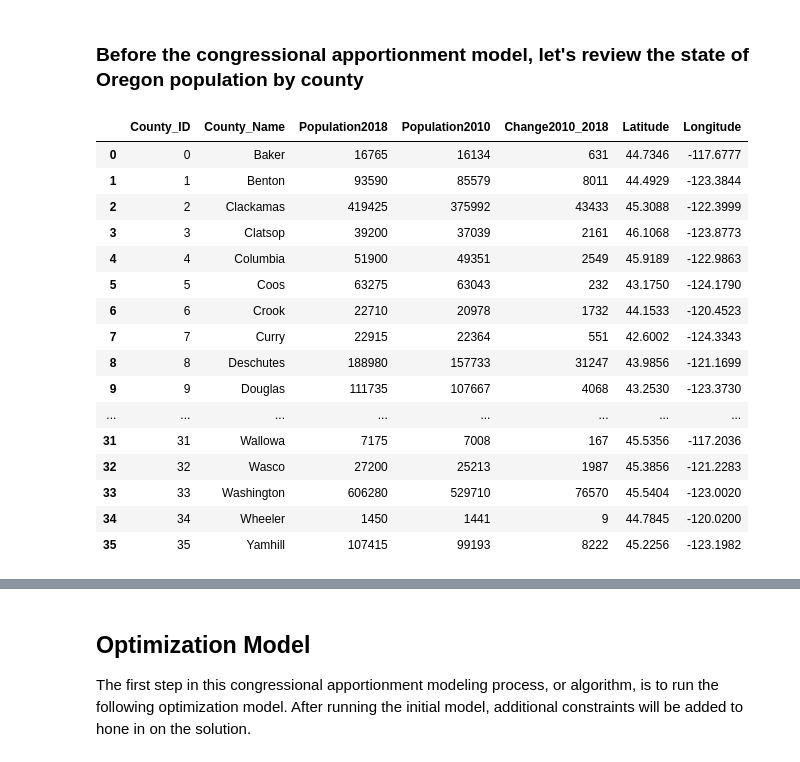
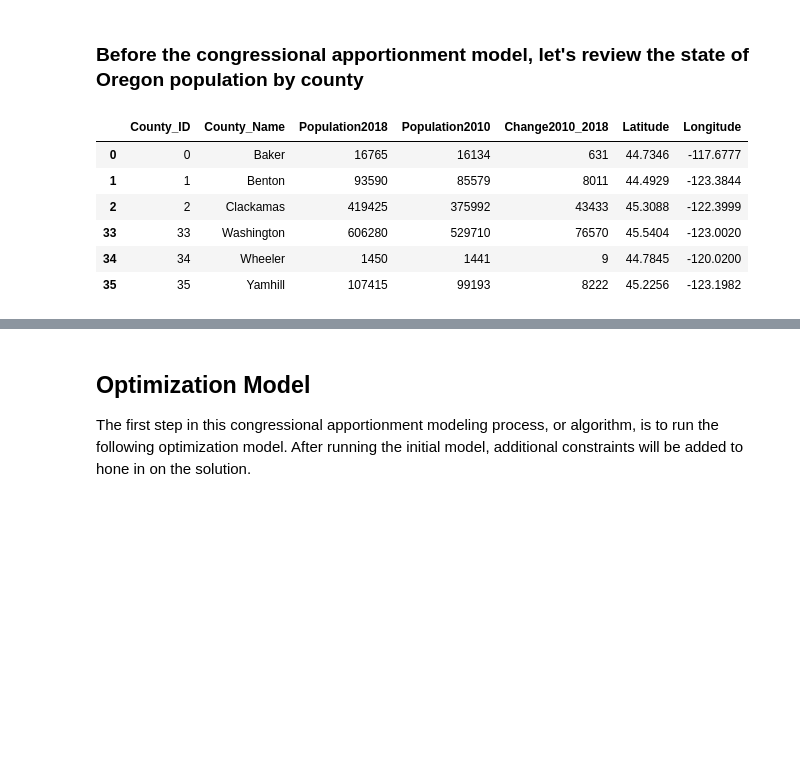
Before and after one commit to wpbSabi/python_optimization, a Jupyter notebook: OregonDistrictsModel.ipynb, the cells around one changed output, grey strips where cells are left out. Drawn from its saved outputs; the diff is of its cells as text; code cells hidden in the pictures; blank space fills up the shorter version.

```diff
--- a/OregonDistrictsModel.ipynb
+++ b/OregonDistrictsModel.ipynb
@@ -106,34 +106,24 @@ This infographic from the Pew Research Center shows that Oregon was close to rec
 # %%
 # county_id = list(range(0, 36))
 county_id = np.arange(0, 36)
 county_names = np.array(['Baker','Benton','Clackamas','Clatsop','Columbia','Coos','Crook','Curry','Deschutes','Douglas','Gilliam','Grant','Harney','Hood River','Jackson','Jefferson','Josephine','Klamath','Lake','Lane','Lincoln','Linn','Malheur','Marion','Morrow','Multnomah','Polk','Sherman','Tillamook','Umatilla','Union','Wallowa','Wasco','Washington','Wheeler','Yamhill'])
 population_by_county = pd.DataFrame({'County_ID': county_id,
                                      'County_Name': county_names,
                                      'Population2018' : [16765,93590,419425,39200,51900,63275,22710,22915,188980,111735,1985,7400,7380,25310,219200,23560,86395,67960,8115,375120,48210,125575,31925,344035,11885,813300,82100,1785,26395,80765,26885,7175,27200,606280,1450,107415],
                                      'Population2010' : [16134,85579,375992,37039,49351,63043,20978,22364,157733,107667,1871,7445,7422,22346,203206,21720,82713,66380,7895,351715,46034,116672,31313,315335,11173,735334,75403,1765,25250,75889,25748,7008,25213,529710,1441,99193],
                                      'Change2010_2018': [631,8011,43433,2161,2549,232,1732,551,31247,4068,114,-45,-42,2964,15994,1840,3682,1580,220,23405,2176,8903,612,28700,712,77966,6697,20,1145,4876,1137,167,1987,76570,9,8222],
                                      'Latitude': [44.7346,44.4929,45.3088,46.1068,45.9189,43.175,44.1533,42.6002,43.9856,43.253,45.4204,44.5335,43.2214,45.6007,42.4441,44.4914,42.3351,42.5663,42.7821,44.0123,44.6733,44.4924,43.9454,44.9367,45.4757,45.5437,44.9262,45.4041,45.3957,45.726,45.3181,45.5356,45.3856,45.5404,44.7845,45.2256],
                                      'Longitude': [-117.6777,-123.3844,-122.3999,-123.8773,-122.9863,-124.179,-120.4523,-124.3343,-121.1699,-123.373,-120.2077,-119.0668,-119.0481,-121.7147,-122.7875,-121.3246,-123.5119,-121.6302,-120.4691,-123.1668,-123.9267,-122.7806,-117.484,-122.7301,-119.6694,-122.5346,-123.3237,-120.7307,-123.8622,-118.745,-117.9619,-117.2036,-121.2283,-123.002,-120.02,-123.1982]})
 shapefile_oregon = gpd.read_file('orcounty.shp')
 map_population_by_county_data = shapefile_oregon.merge(population_by_county, left_on='NAME', right_on='County_Name',suffixes=('_left', '_right'))
 county_populations = np.array(population_by_county['Population2018'])
 state_population = sum(county_populations)
-population_by_county
+population_by_county.head(3).append(population_by_county.tail(3))
 # %% [output]
 |  | County_ID | County_Name | Population2018 | Population2010 | Change2010_2018 | Latitude | Longitude |
 | 0 | 0 | Baker | 16765 | 16134 | 631 | 44.7346 | -117.6777 |
 | 1 | 1 | Benton | 93590 | 85579 | 8011 | 44.4929 | -123.3844 |
 | 2 | 2 | Clackamas | 419425 | 375992 | 43433 | 45.3088 | -122.3999 |
-| 3 | 3 | Clatsop | 39200 | 37039 | 2161 | 46.1068 | -123.8773 |
-| 4 | 4 | Columbia | 51900 | 49351 | 2549 | 45.9189 | -122.9863 |
-| 5 | 5 | Coos | 63275 | 63043 | 232 | 43.1750 | -124.1790 |
-| 6 | 6 | Crook | 22710 | 20978 | 1732 | 44.1533 | -120.4523 |
-| 7 | 7 | Curry | 22915 | 22364 | 551 | 42.6002 | -124.3343 |
-| 8 | 8 | Deschutes | 188980 | 157733 | 31247 | 43.9856 | -121.1699 |
-| 9 | 9 | Douglas | 111735 | 107667 | 4068 | 43.2530 | -123.3730 |
-| ... | ... | ... | ... | ... | ... | ... | ... |
-| 31 | 31 | Wallowa | 7175 | 7008 | 167 | 45.5356 | -117.2036 |
-| 32 | 32 | Wasco | 27200 | 25213 | 1987 | 45.3856 | -121.2283 |
 | 33 | 33 | Washington | 606280 | 529710 | 76570 | 45.5404 | -123.0020 |
 | 34 | 34 | Wheeler | 1450 | 1441 | 9 | 44.7845 | -120.0200 |
 | 35 | 35 | Yamhill | 107415 | 99193 | 8222 | 45.2256 | -123.1982 |
```
Also changed, not shown: parts of 5 cells of this notebook.
